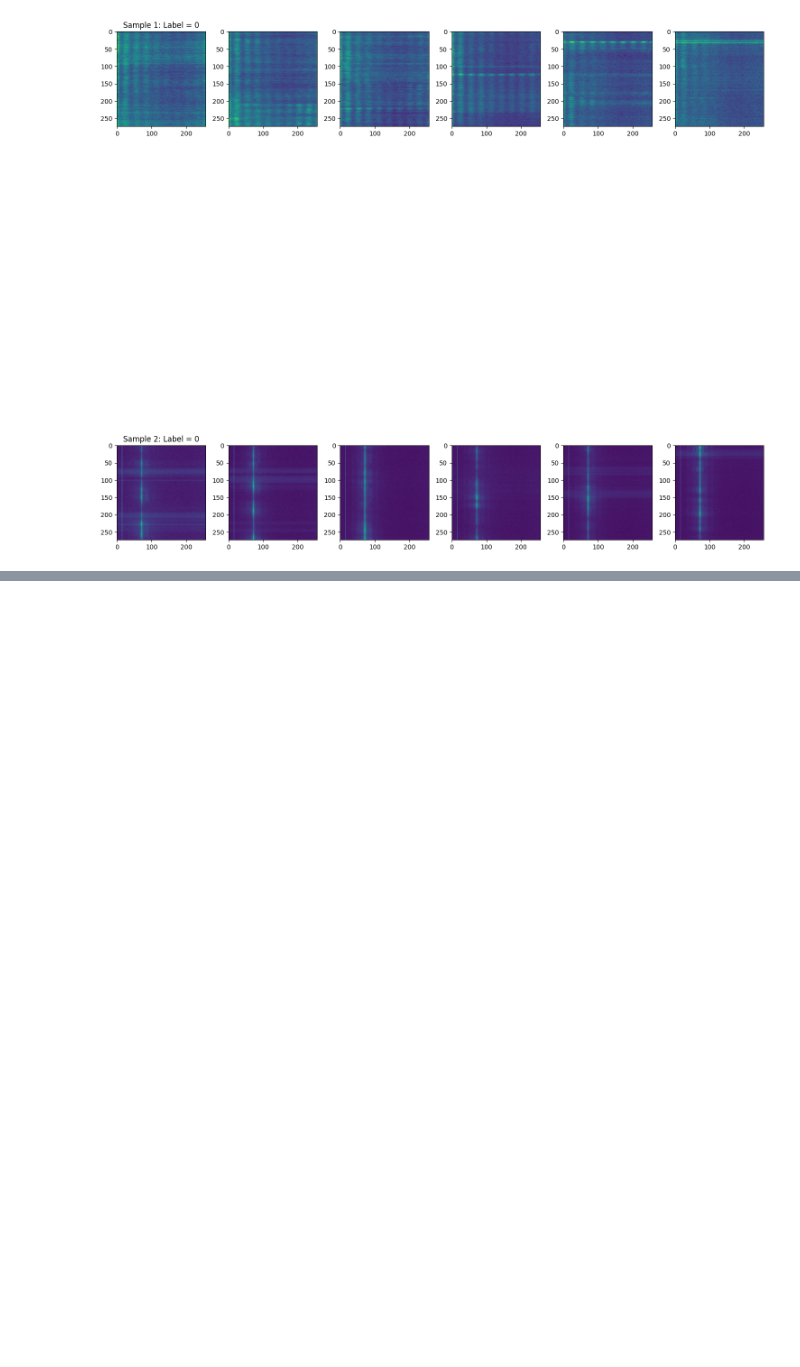
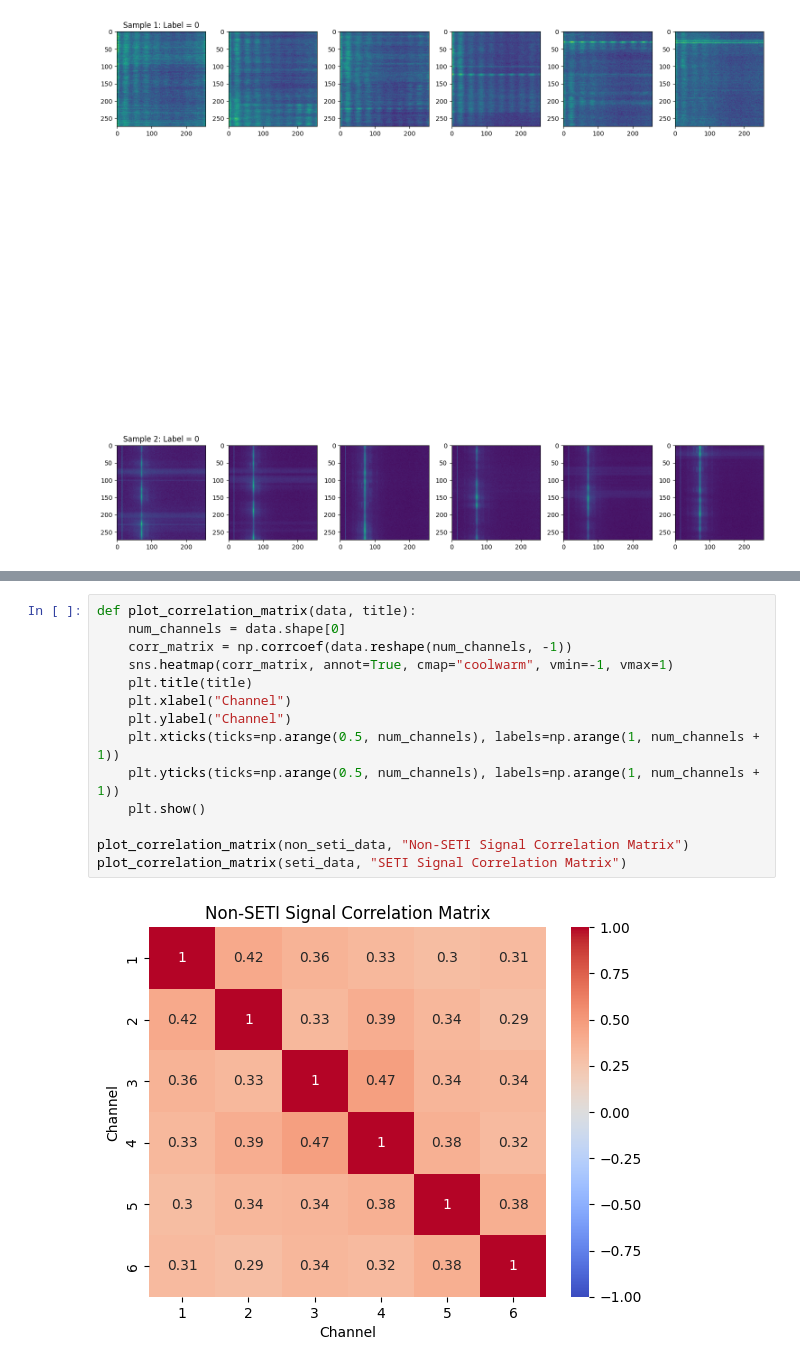
Before and after one commit to cbizz2050/seti-signals, a Jupyter notebook: src/exploratory_data_analysis.ipynb, the cells around one changed output, grey strips where cells are left out. Drawn from its saved outputs; the diff is of its cells as text; blank space fills up the shorter version.

```diff
--- a/src/exploratory_data_analysis.ipynb
+++ b/src/exploratory_data_analysis.ipynb
@@ -84,0 +223,16 @@ file_path: E:\seti-breakthrough-listen\train\b\b31972a9663faf9.npy
+# %%
+def plot_correlation_matrix(data, title):
+    num_channels = data.shape[0]
+    corr_matrix = np.corrcoef(data.reshape(num_channels, -1))
+    sns.heatmap(corr_matrix, annot=True, cmap="coolwarm", vmin=-1, vmax=1)
+    plt.title(title)
+    plt.xlabel("Channel")
+    plt.ylabel("Channel")
+    plt.xticks(ticks=np.arange(0.5, num_channels), labels=np.arange(1, num_channels + 1))
+    plt.yticks(ticks=np.arange(0.5, num_channels), labels=np.arange(1, num_channels + 1))
+    plt.show()
+
+plot_correlation_matrix(non_seti_data, "Non-SETI Signal Correlation Matrix")
+plot_correlation_matrix(seti_data, "SETI Signal Correlation Matrix")
+# %% [output]
+[figure, added]
```
Also changed, not shown: parts of 12 cells of this notebook, 4 other files.
